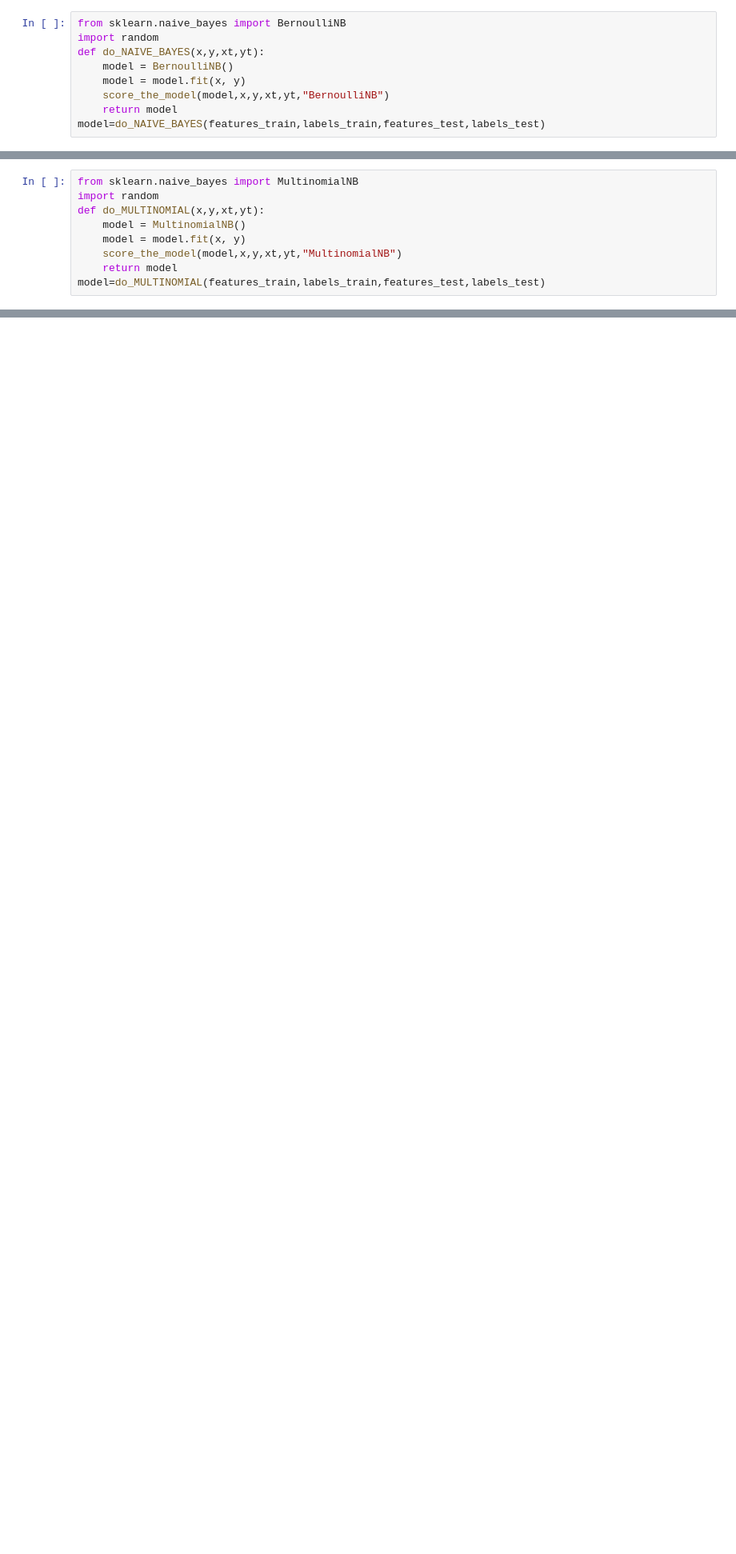
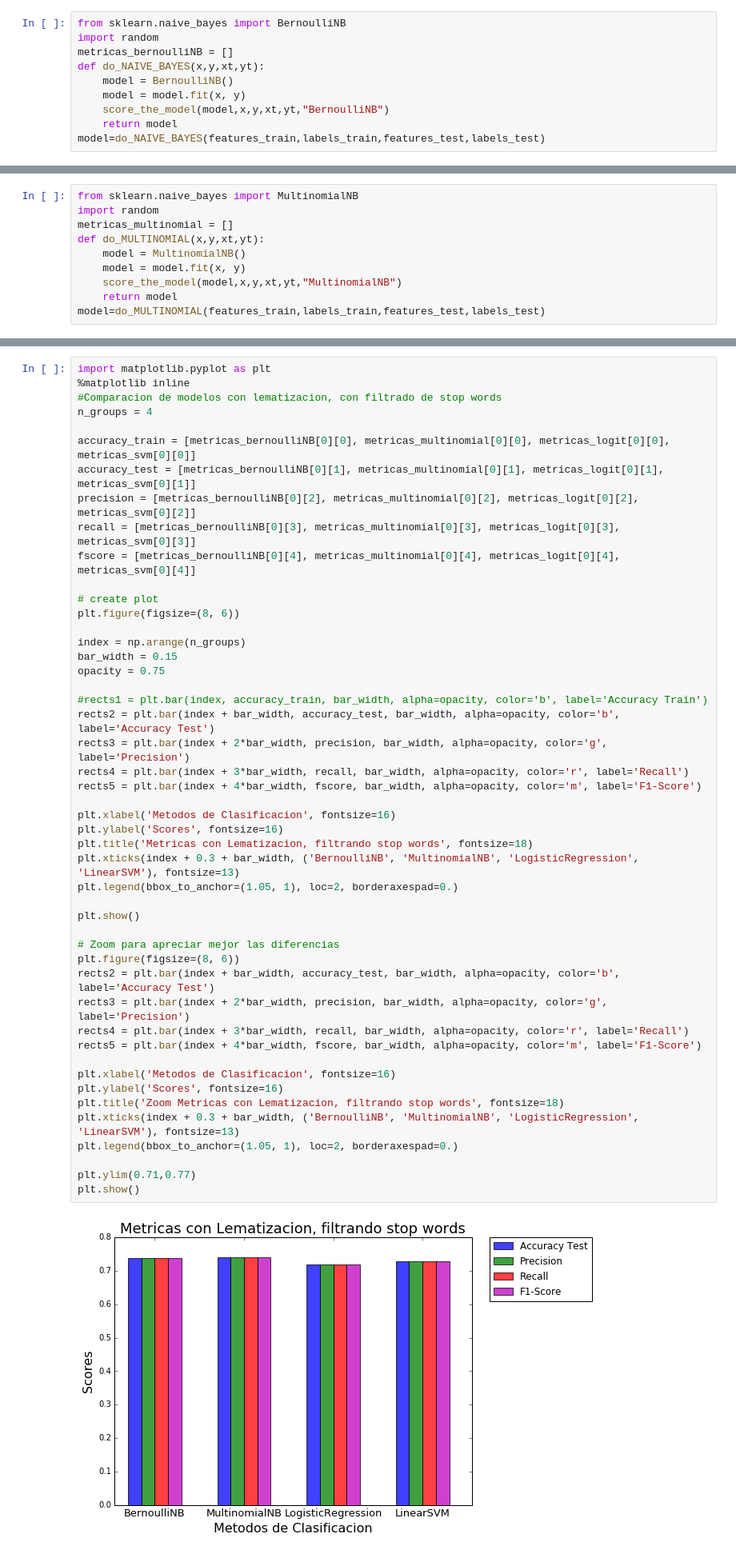
Before and after one commit to mazino/ML-Tarea1, a Jupyter notebook: ML-Tarea2/Pregunta 2/Pregunta 2.ipynb, the cells around one changed output, grey strips where cells are left out. Shown at 80% size. Drawn from its saved outputs; the diff is of its cells as text; blank space fills up the shorter version.

```diff
--- a/ML-Tarea2/Pregunta 2/Pregunta 2.ipynb
+++ b/ML-Tarea2/Pregunta 2/Pregunta 2.ipynb
@@ -250,6 +261,7 @@ Para el caso de Bernoulli naive bayes los features deben tener valor 0 o 1, esto
 # %%
 from sklearn.naive_bayes import BernoulliNB
 import random
+metricas_bernoulliNB = []
 def do_NAIVE_BAYES(x,y,xt,yt):
     model = BernoulliNB()
     model = model.fit(x, y)
@@ -353,6 +365,7 @@ Un problema que se presenta es cuando el clasificador no es capaz de reconocer l
 # %%
 from sklearn.naive_bayes import MultinomialNB
 import random
+metricas_multinomial = []
 def do_MULTINOMIAL(x,y,xt,yt):
     model = MultinomialNB()
     model = model.fit(x, y)
@@ -481,0 +725,50 @@ avg / total       0.71      0.71      0.71      3554
+# %%
+import matplotlib.pyplot as plt
+%matplotlib inline
+#Comparacion de modelos con lematizacion, con filtrado de stop words
+n_groups = 4
+
+accuracy_train = [metricas_bernoulliNB[0][0], metricas_multinomial[0][0], metricas_logit[0][0], metricas_svm[0][0]]
+accuracy_test = [metricas_bernoulliNB[0][1], metricas_multinomial[0][1], metricas_logit[0][1], metricas_svm[0][1]]
+precision = [metricas_bernoulliNB[0][2], metricas_multinomial[0][2], metricas_logit[0][2], metricas_svm[0][2]]
+recall = [metricas_bernoulliNB[0][3], metricas_multinomial[0][3], metricas_logit[0][3], metricas_svm[0][3]]
+fscore = [metricas_bernoulliNB[0][4], metricas_multinomial[0][4], metricas_logit[0][4], metricas_svm[0][4]]
+
+# create plot
+plt.figure(figsize=(8, 6))
+
+index = np.arange(n_groups)
+bar_width = 0.15
+opacity = 0.75
+
+#rects1 = plt.bar(index, accuracy_train, bar_width, alpha=opacity, color='b', label='Accuracy Train')
+rects2 = plt.bar(index + bar_width, accuracy_test, bar_width, alpha=opacity, color='b', label='Accuracy Test')
+rects3 = plt.bar(index + 2*bar_width, precision, bar_width, alpha=opacity, color='g', label='Precision')
+rects4 = plt.bar(index + 3*bar_width, recall, bar_width, alpha=opacity, color='r', label='Recall')
+rects5 = plt.bar(index + 4*bar_width, fscore, bar_width, alpha=opacity, color='m', label='F1-Score')
+
+plt.xlabel('Metodos de Clasificacion', fontsize=16)
+plt.ylabel('Scores', fontsize=16)
+plt.title('Metricas con Lematizacion, filtrando stop words', fontsize=18)
+plt.xticks(index + 0.3 + bar_width, ('BernoulliNB', 'MultinomialNB', 'LogisticRegression', 'LinearSVM'), fontsize=13)
+plt.legend(bbox_to_anchor=(1.05, 1), loc=2, borderaxespad=0.)
+
+plt.show()
+
+# Zoom para apreciar mejor las diferencias
+plt.figure(figsize=(8, 6))
+rects2 = plt.bar(index + bar_width, accuracy_test, bar_width, alpha=opacity, color='b', label='Accuracy Test')
+rects3 = plt.bar(index + 2*bar_width, precision, bar_width, alpha=opacity, color='g', label='Precision')
+rects4 = plt.bar(index + 3*bar_width, recall, bar_width, alpha=opacity, color='r', label='Recall')
+rects5 = plt.bar(index + 4*bar_width, fscore, bar_width, alpha=opacity, color='m', label='F1-Score')
+
+plt.xlabel('Metodos de Clasificacion', fontsize=16)
+plt.ylabel('Scores', fontsize=16)
+plt.title('Zoom Metricas con Lematizacion, filtrando stop words', fontsize=18)
+plt.xticks(index + 0.3 + bar_width, ('BernoulliNB', 'MultinomialNB', 'LogisticRegression', 'LinearSVM'), fontsize=13)
+plt.legend(bbox_to_anchor=(1.05, 1), loc=2, borderaxespad=0.)
+
+plt.ylim(0.71,0.77)
+plt.show()
+# %% [output]
+[figure, added]
```
Also changed, not shown: parts of 38 cells of this notebook.
